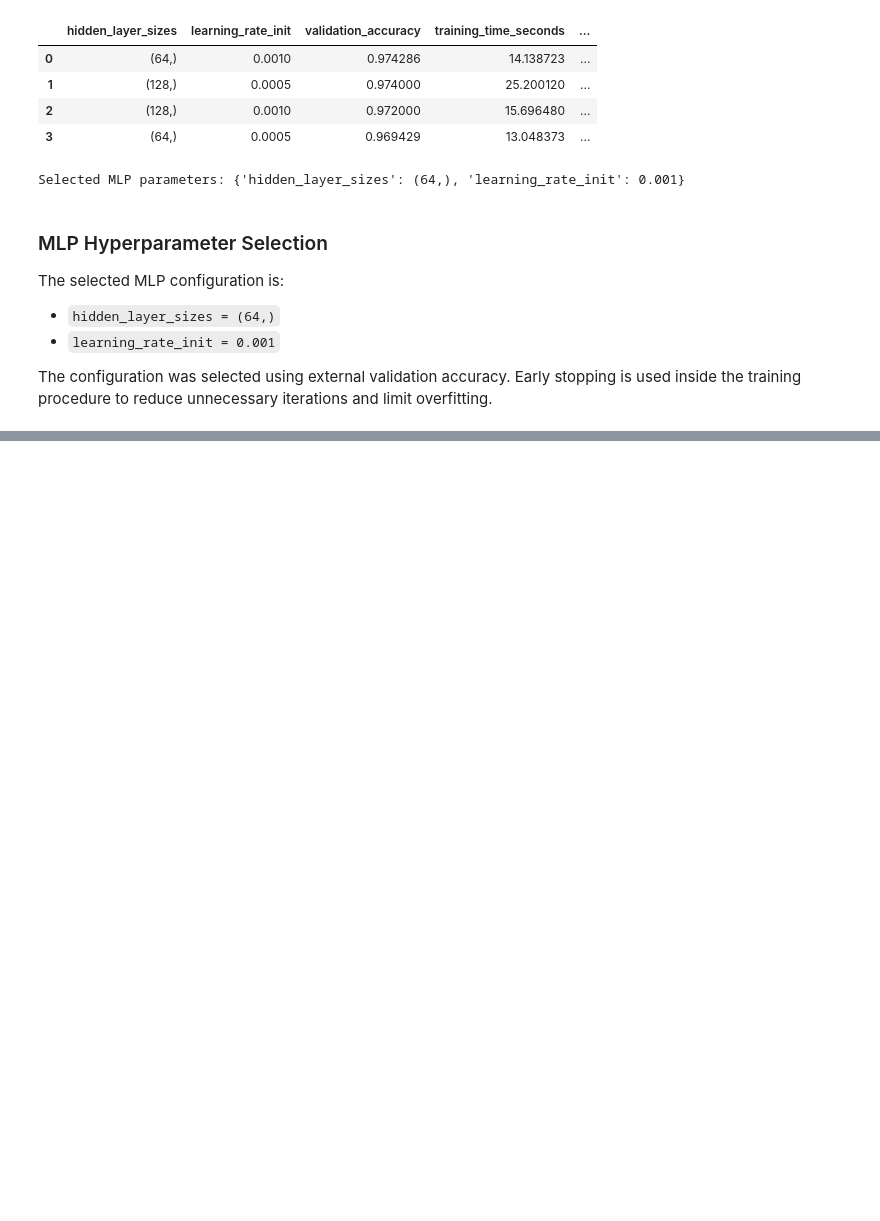
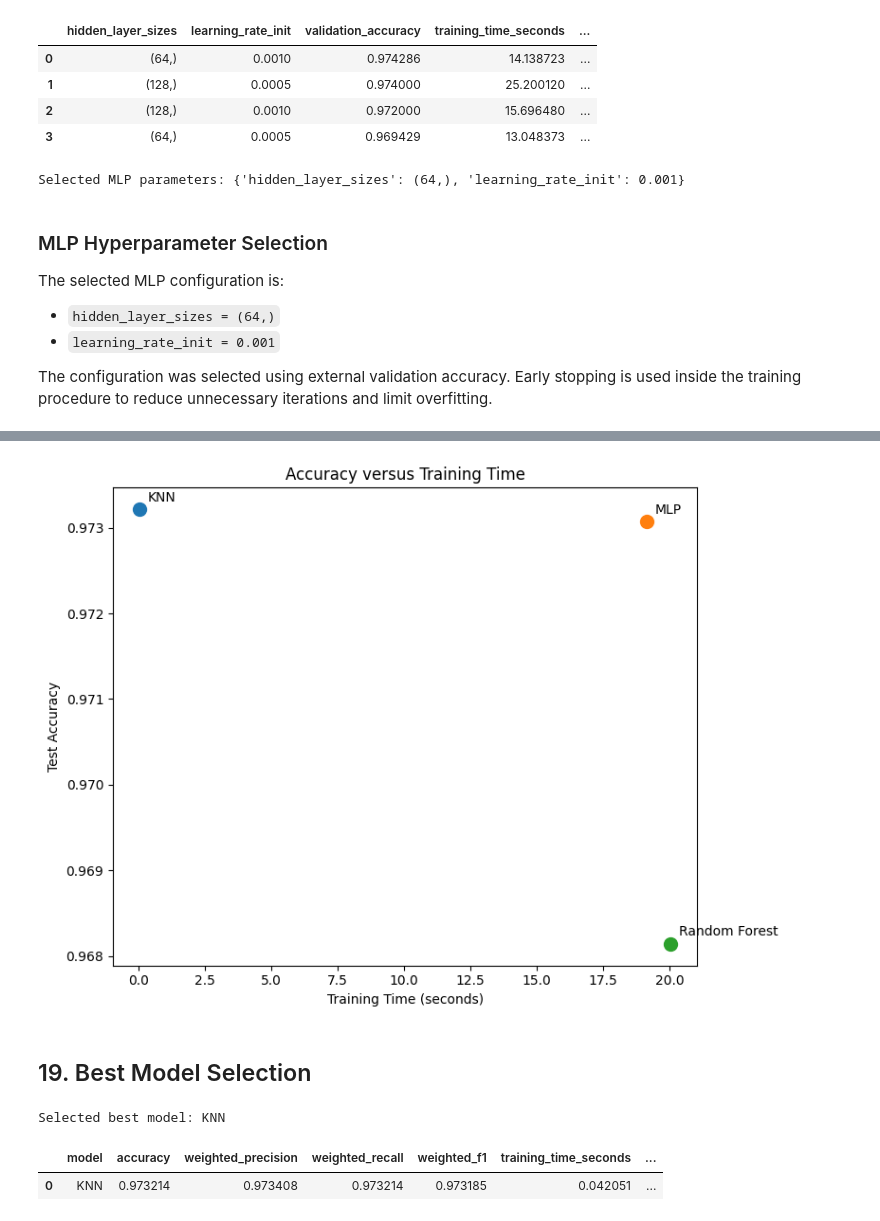
Before and after one commit to renan-leme/mnist-classification-SCTEC, a Jupyter notebook: mnist_classification_project.ipynb, the cells around one changed output, grey strips where cells are left out. Drawn from its saved outputs; the diff is of its cells as text; code cells hidden in the pictures; blank space fills up the shorter version.

```diff
--- a/mnist_classification_project.ipynb
+++ b/mnist_classification_project.ipynb
@@ -765,0 +1119,42 @@ The configuration was selected using external validation accuracy. Early stoppin
+# %%
+fig, ax = plt.subplots(figsize=(8, 6))
+
+for _, row in model_comparison_df.iterrows():
+    ax.scatter(
+        row["training_time_seconds"],
+        row["accuracy"],
+        s=100,
+        label=row["model"],
+    )
+    ax.annotate(
+        row["model"],
+        (row["training_time_seconds"], row["accuracy"]),
+        xytext=(6, 6),
+        textcoords="offset points",
+    )
+
+ax.set_title("Accuracy versus Training Time")
+ax.set_xlabel("Training Time (seconds)")
+ax.set_ylabel("Test Accuracy")
+plt.tight_layout()
+
+cost_comparison_path = MODEL_COMPARISON_DIR / "accuracy_vs_training_time.png"
+fig.savefig(cost_comparison_path, dpi=150, bbox_inches="tight")
+plt.show()
+# %% [output]
+[figure, added]
+# %% [markdown]
+## 19. Best Model Selection
+# %%
+best_model_name = model_comparison_df.iloc[0]["model"]
+best_model = final_models[best_model_name]
+best_predictions = final_predictions[best_model_name]
+
+best_row = model_comparison_df.iloc[0]
+
+print(f"Selected best model: {best_model_name}")
+display(model_comparison_df.head(1))
+# %% [output]
+Selected best model: KNN
+|  | model | accuracy | weighted_precision | weighted_recall | weighted_f1 | training_time_seconds | ... |
+| 0 | KNN | 0.973214 | 0.973408 | 0.973214 | 0.973185 | 0.042051 | ... |
```
Also changed, not shown: parts of 15 cells of this notebook, 6 other files.
